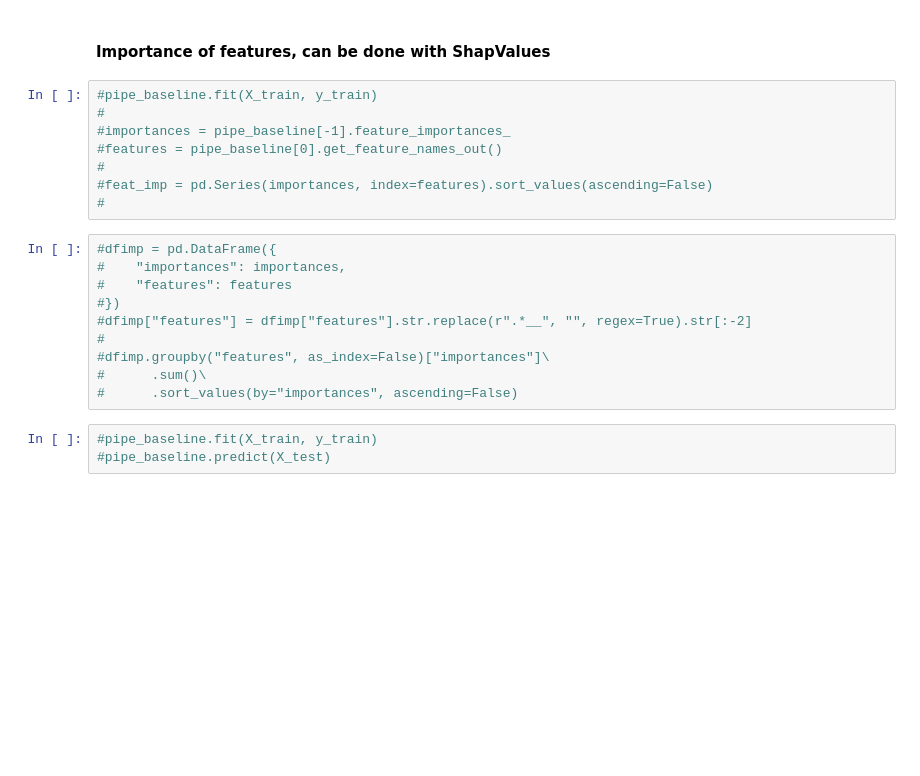
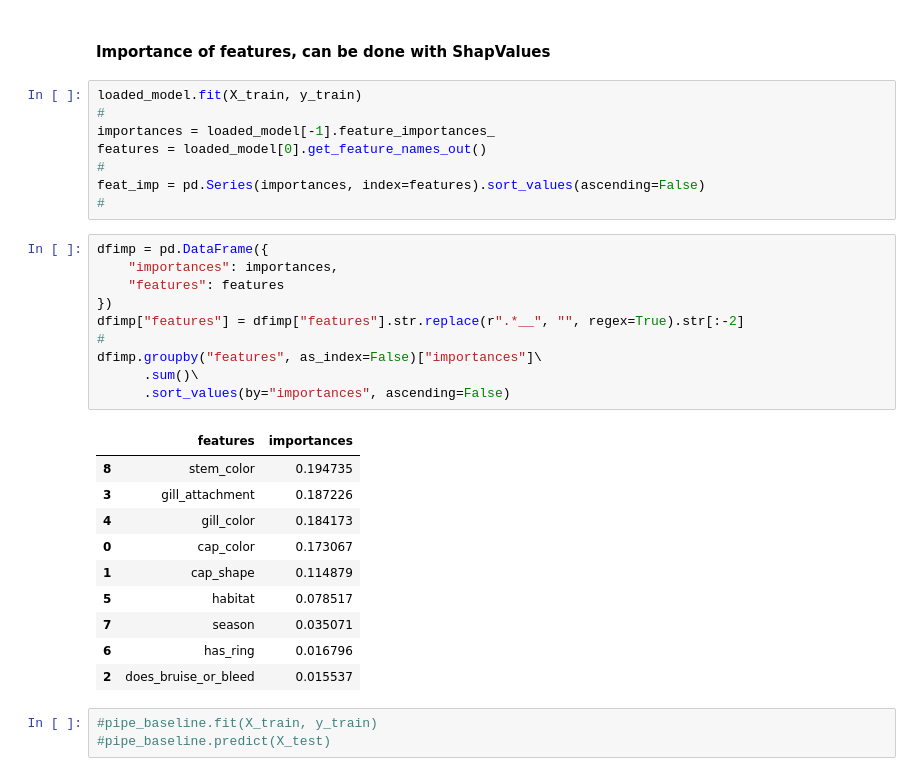
Before and after one commit to ClemPera/Kinoko, a Jupyter notebook: Notebooks/basspeif_dataviz_clean.ipynb, the cells around one changed output. Drawn from its saved outputs; the diff is of its cells as text; blank space fills up the shorter version.

```diff
--- a/Notebooks/basspeif_dataviz_clean.ipynb
+++ b/Notebooks/basspeif_dataviz_clean.ipynb
@@ -335,23 +498,34 @@ array([1, 1, 1, ..., 1, 1, 1], shape=(18321,))
 # %% [markdown]
 #### Importance of features, can be done with ShapValues
 # %%
-#pipe_baseline.fit(X_train, y_train)
+loaded_model.fit(X_train, y_train)
 #
-#importances = pipe_baseline[-1].feature_importances_
-#features = pipe_baseline[0].get_feature_names_out()
+importances = loaded_model[-1].feature_importances_
+features = loaded_model[0].get_feature_names_out()
 #
-#feat_imp = pd.Series(importances, index=features).sort_values(ascending=False)
+feat_imp = pd.Series(importances, index=features).sort_values(ascending=False)
 #
 # %%
-#dfimp = pd.DataFrame({
-#    "importances": importances,
-#    "features": features
-#})
-#dfimp["features"] = dfimp["features"].str.replace(r".*__", "", regex=True).str[:-2]
+dfimp = pd.DataFrame({
+    "importances": importances,
+    "features": features
+})
+dfimp["features"] = dfimp["features"].str.replace(r".*__", "", regex=True).str[:-2]
 #
-#dfimp.groupby("features", as_index=False)["importances"]\
-#      .sum()\
-#      .sort_values(by="importances", ascending=False)
+dfimp.groupby("features", as_index=False)["importances"]\
+      .sum()\
+      .sort_values(by="importances", ascending=False)
+# %% [output]
+|  | features | importances |
+| 8 | stem_color | 0.194735 |
+| 3 | gill_attachment | 0.187226 |
+| 4 | gill_color | 0.184173 |
+| 0 | cap_color | 0.173067 |
+| 1 | cap_shape | 0.114879 |
+| 5 | habitat | 0.078517 |
+| 7 | season | 0.035071 |
+| 6 | has_ring | 0.016796 |
+| 2 | does_bruise_or_bleed | 0.015537 |
 # %%
 #pipe_baseline.fit(X_train, y_train)
 #pipe_baseline.predict(X_test)
```
Also changed, not shown: parts of 14 cells of this notebook, 13 other files.
